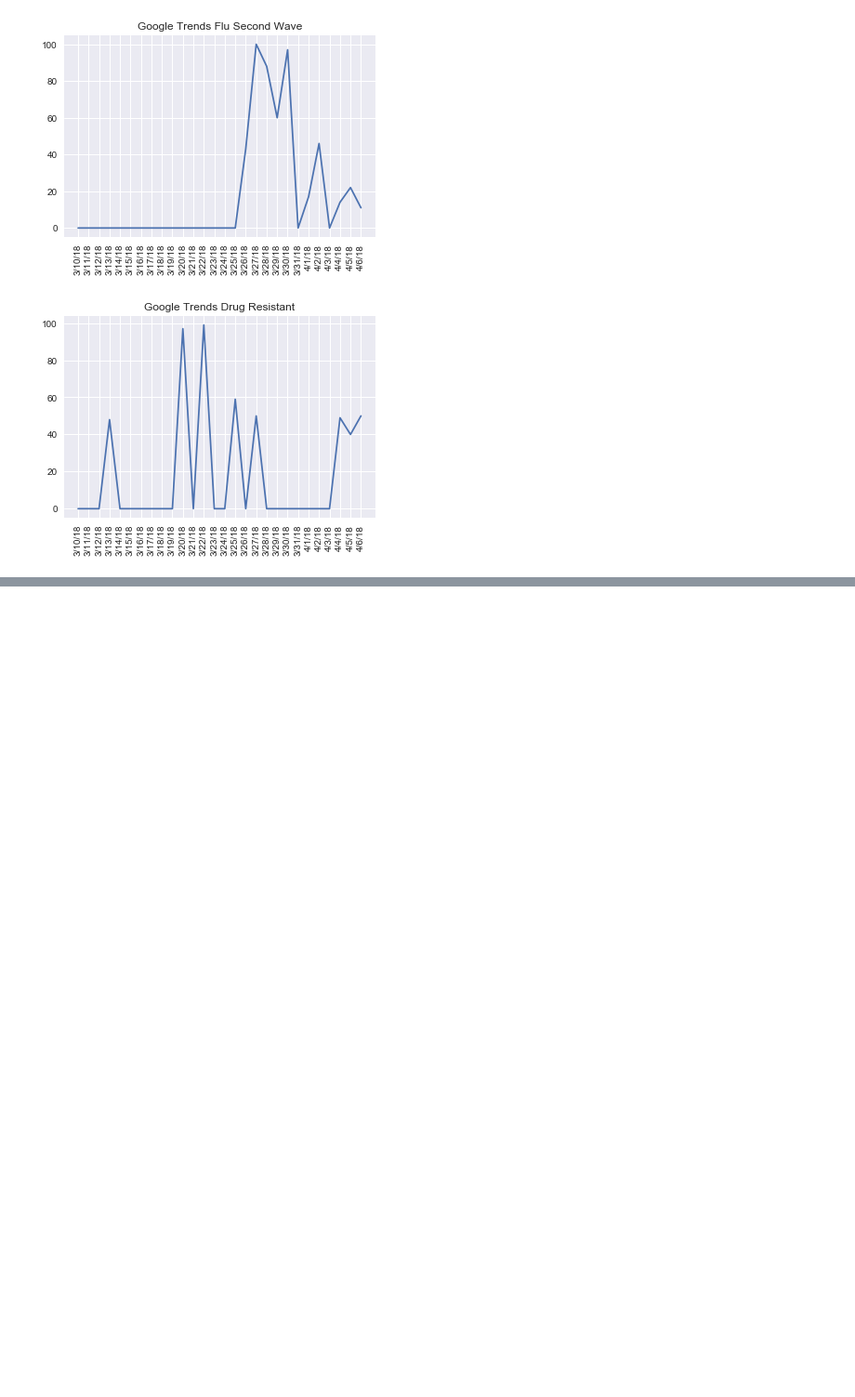
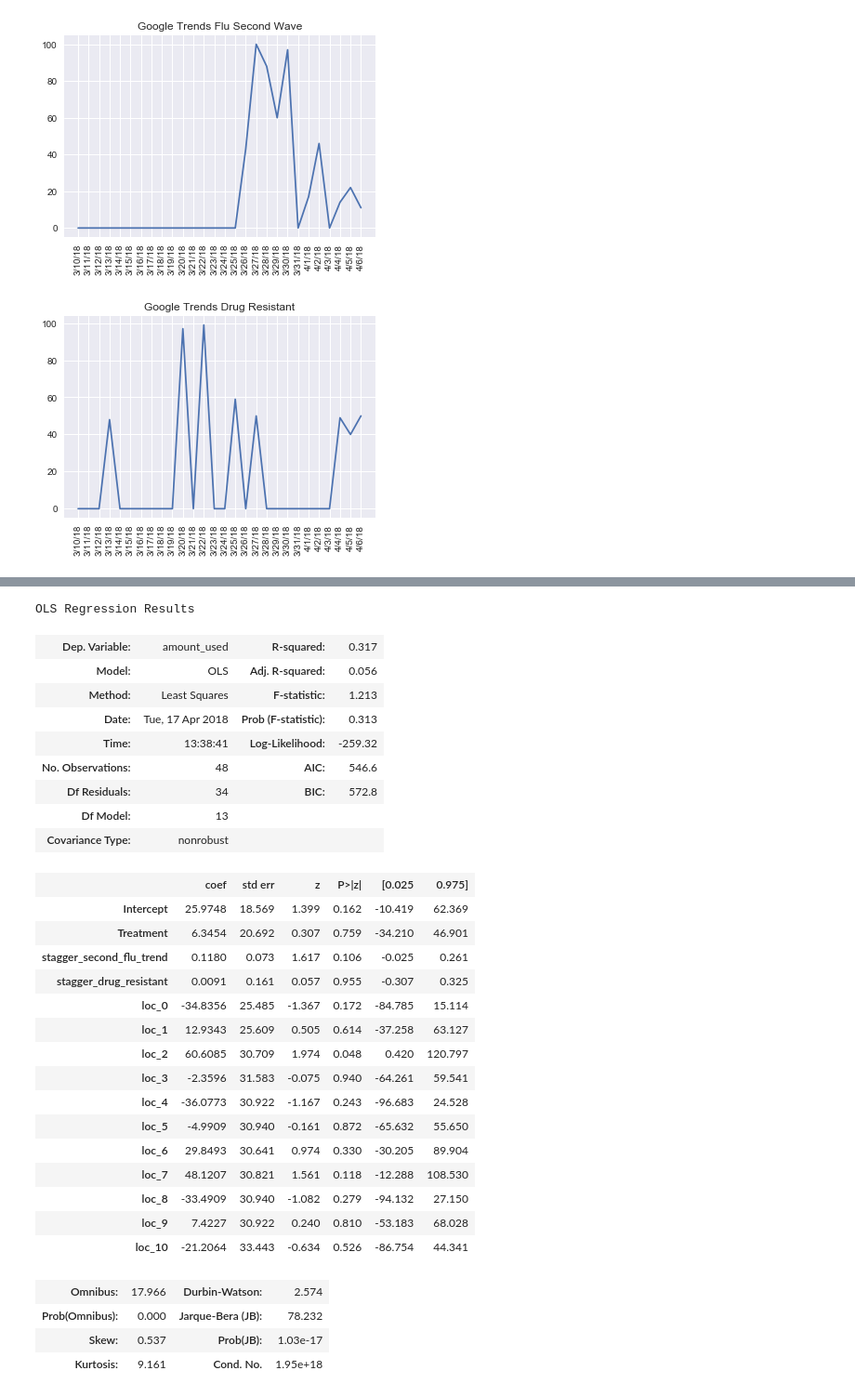
Before and after one commit to mathaholic/sanitization_habits_statistical_analysis, a Jupyter notebook: modeling/modeling_eda_nhaas.ipynb, the cells around one changed output, grey strips where cells are left out. Shown at 93% size. Cells and saved outputs as stored; diff of their text form; code cells hidden in the pictures; blank space fills up the shorter version.

```diff
--- a/modeling/modeling_eda_nhaas.ipynb
+++ b/modeling/modeling_eda_nhaas.ipynb
@@ -270,0 +497,40 @@ plt.show()
+# %%
+ols_revised = sm.ols(formula="amount_used ~ Treatment + stagger_second_flu_trend + stagger_drug_resistant \
+                            + loc_0 + loc_1 + loc_2 + loc_3 + loc_4 + loc_5 + loc_6 + loc_7 \
+                            + loc_8 + loc_9 + loc_10",
+                                                        data=d_working).fit(
+#                                                         cov_type='cluster',
+#                                                         cov_kwds={'groups': d_working['numeric_location']},
+                                                         use_t=True)
+ols_revised.summary()
+# %% [output]
+OLS Regression Results
+| Dep. Variable: | amount_used | R-squared: | 0.317 |
+| Model: | OLS | Adj. R-squared: | 0.056 |
+| Method: | Least Squares | F-statistic: | 1.213 |
+| Date: | Tue, 17 Apr 2018 | Prob (F-statistic): | 0.313 |
+| Time: | 13:38:41 | Log-Likelihood: | -259.32 |
+| No. Observations: | 48 | AIC: | 546.6 |
+| Df Residuals: | 34 | BIC: | 572.8 |
+| Df Model: | 13 |  |  |
+| Covariance Type: | nonrobust |  |  |
+|  | coef | std err | z | P>|z| | [0.025 | 0.975] |
+| Intercept | 25.9748 | 18.569 | 1.399 | 0.162 | -10.419 | 62.369 |
+| Treatment | 6.3454 | 20.692 | 0.307 | 0.759 | -34.210 | 46.901 |
+| stagger_second_flu_trend | 0.1180 | 0.073 | 1.617 | 0.106 | -0.025 | 0.261 |
+| stagger_drug_resistant | 0.0091 | 0.161 | 0.057 | 0.955 | -0.307 | 0.325 |
+| loc_0 | -34.8356 | 25.485 | -1.367 | 0.172 | -84.785 | 15.114 |
+| loc_1 | 12.9343 | 25.609 | 0.505 | 0.614 | -37.258 | 63.127 |
+| loc_2 | 60.6085 | 30.709 | 1.974 | 0.048 | 0.420 | 120.797 |
+| loc_3 | -2.3596 | 31.583 | -0.075 | 0.940 | -64.261 | 59.541 |
+| loc_4 | -36.0773 | 30.922 | -1.167 | 0.243 | -96.683 | 24.528 |
+| loc_5 | -4.9909 | 30.940 | -0.161 | 0.872 | -65.632 | 55.650 |
+| loc_6 | 29.8493 | 30.641 | 0.974 | 0.330 | -30.205 | 89.904 |
+| loc_7 | 48.1207 | 30.821 | 1.561 | 0.118 | -12.288 | 108.530 |
+| loc_8 | -33.4909 | 30.940 | -1.082 | 0.279 | -94.132 | 27.150 |
+| loc_9 | 7.4227 | 30.922 | 0.240 | 0.810 | -53.183 | 68.028 |
+| loc_10 | -21.2064 | 33.443 | -0.634 | 0.526 | -86.754 | 44.341 |
+| Omnibus: | 17.966 | Durbin-Watson: | 2.574 |
+| Prob(Omnibus): | 0.000 | Jarque-Bera (JB): | 78.232 |
+| Skew: | 0.537 | Prob(JB): | 1.03e-17 |
+| Kurtosis: | 9.161 | Cond. No. | 1.95e+18 |
```
Also changed, not shown: parts of 16 cells of this notebook, 3 other files.
